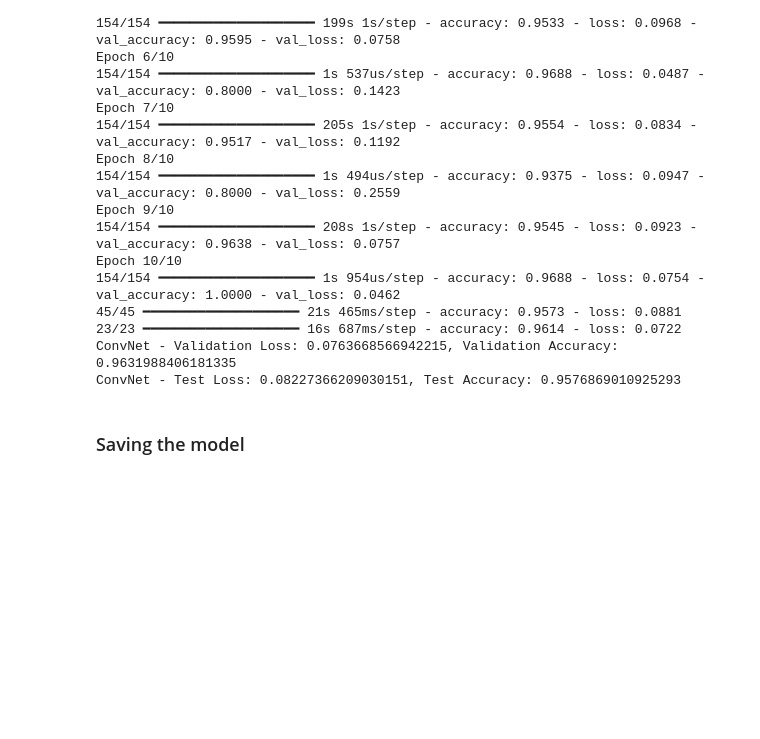
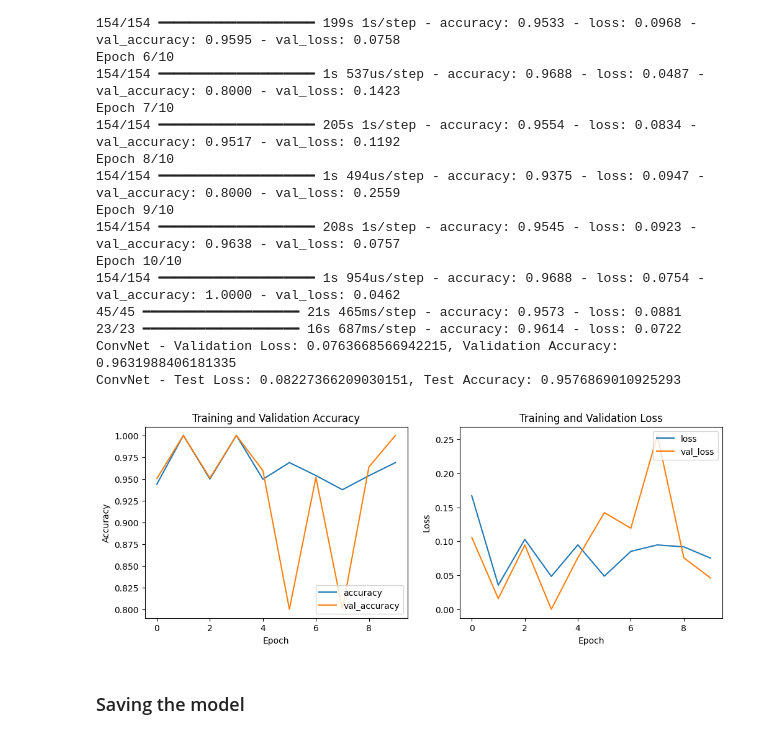
Before and after one commit to Realitylion/Rail-damage-detection, a Jupyter notebook: dmgDetection.ipynb, the cells around one changed output. Drawn from its saved outputs; the diff is of its cells as text; code cells hidden in the pictures; blank space fills up the shorter version.

Commit message:
convnet model plot and save

```diff
--- a/dmgDetection.ipynb
+++ b/dmgDetection.ipynb
@@ -371,6 +372,26 @@ Epoch 10/10
 23/23 ━━━━━━━━━━━━━━━━━━━━ 16s 687ms/step - accuracy: 0.9614 - loss: 0.0722
 ConvNet - Validation Loss: 0.0763668566942215, Validation Accuracy: 0.9631988406181335
 ConvNet - Test Loss: 0.08227366209030151, Test Accuracy: 0.9576869010925293
+# %%
+plt.figure(figsize=(12, 4))
+plt.subplot(1, 2, 1)
+plt.plot(convnet_history.history['accuracy'], label='accuracy')
+plt.plot(convnet_history.history['val_accuracy'], label='val_accuracy')
+plt.xlabel('Epoch')
+plt.ylabel('Accuracy')
+plt.legend(loc='lower right')
+plt.title('Training and Validation Accuracy')
+
+plt.subplot(1, 2, 2)
+plt.plot(convnet_history.history['loss'], label='loss')
+plt.plot(convnet_history.history['val_loss'], label='val_loss')
+plt.xlabel('Epoch')
+plt.ylabel('Loss')
+plt.legend(loc='upper right')
+plt.title('Training and Validation Loss')
+plt.show()
+# %% [output]
+[figure, added]
 # %% [markdown]
 ### Saving the model
 # %%
```
Also changed, not shown: parts of 2 cells of this notebook.
